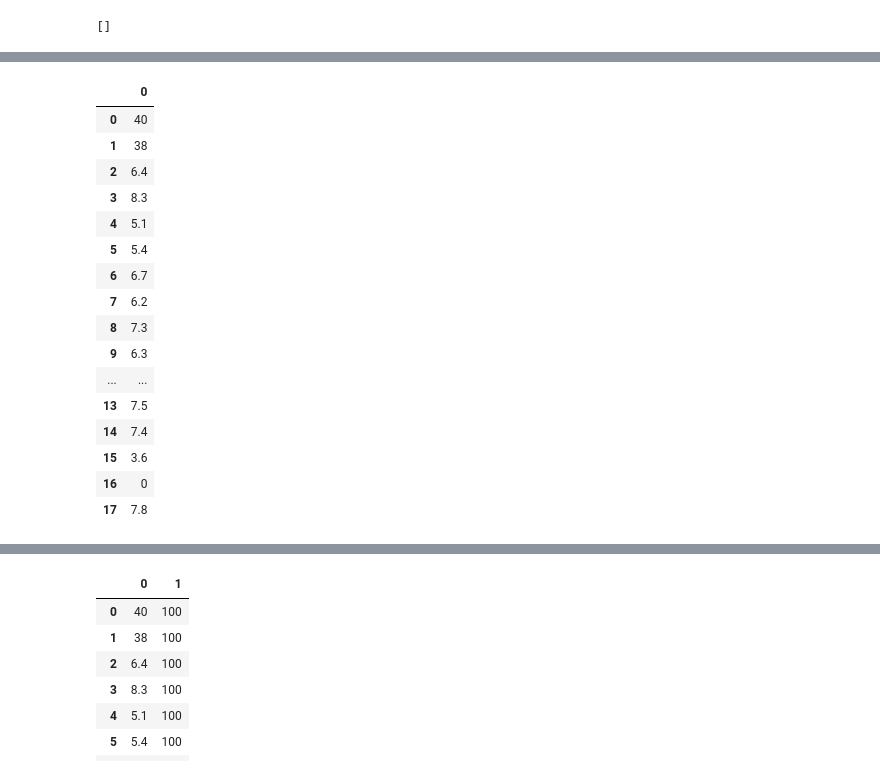
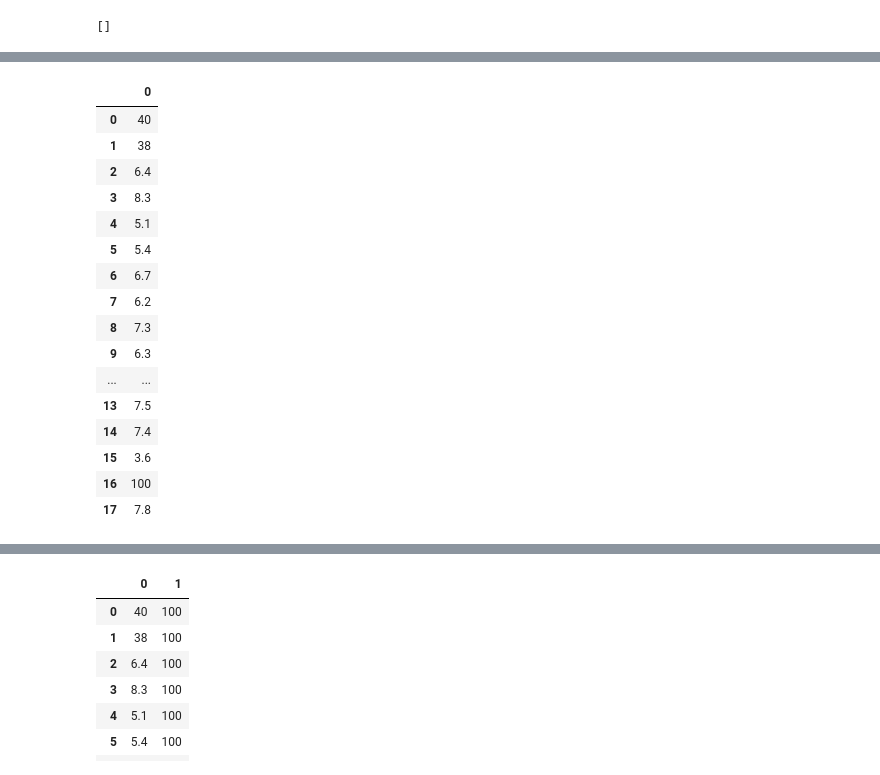
Before and after one commit to MevlutYildiz77/Numpy, a Jupyter notebook: regex.ipynb, the cells around one changed output, grey strips where cells are left out. Drawn from its saved outputs; the diff is of its cells as text; code cells hidden in the pictures.

```diff
--- a/regex.ipynb
+++ b/regex.ipynb
@@ -191,20 +312,20 @@ dtype: object
 # %%
-s.str.extract('(\d\d |\d.\d|\d)')
+s.str.extract('(\d\d |\d.\d)')
 # %% [output]
 |  | 0 |
 | 0 | 40 |
 | 1 | 38 |
 | 2 | 6.4 |
 | 3 | 8.3 |
 | 4 | 5.1 |
 | 5 | 5.4 |
 | 6 | 6.7 |
 | 7 | 6.2 |
 | 8 | 7.3 |
 | 9 | 6.3 |
 | ... | ... |
 | 13 | 7.5 |
 | 14 | 7.4 |
 | 15 | 3.6 |
-| 16 | 0 |
+| 16 | 100 |
 | 17 | 7.8 |
```
Also changed, not shown: parts of 32 cells of this notebook.
